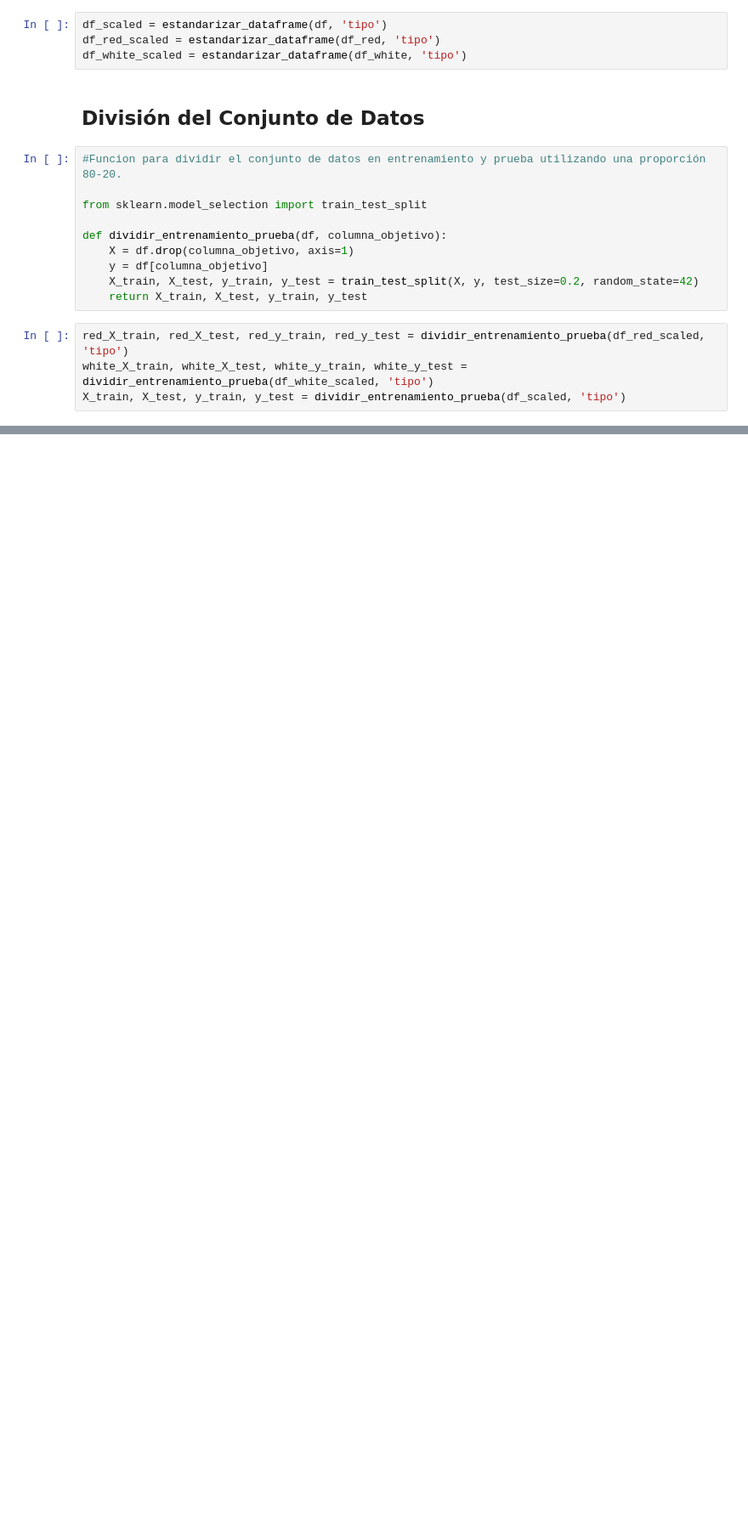
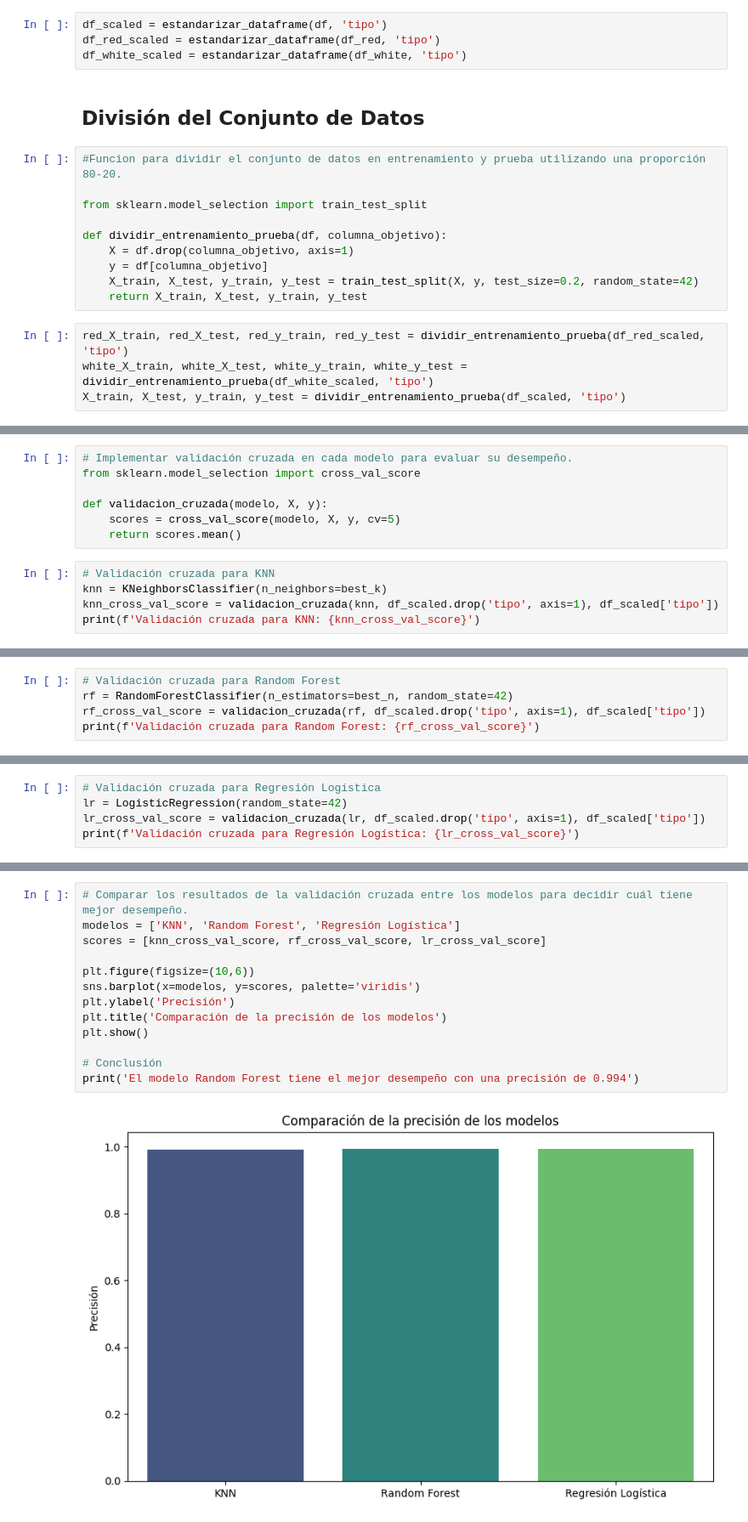
Before and after one commit to Diego2250/HT5-MD, a Jupyter notebook: hdt.ipynb, the cells around one changed output, grey strips where cells are left out. Shown at 85% size. Drawn from its saved outputs; the diff is of its cells as text; blank space fills up the shorter version.

```diff
--- a/hdt.ipynb
+++ b/hdt.ipynb
@@ -205,0 +274,12 @@ X_train, X_test, y_train, y_test = dividir_entrenamiento_prueba(df_scaled, 'tipo
+# %%
+# Implementar validación cruzada en cada modelo para evaluar su desempeño.
+from sklearn.model_selection import cross_val_score
+
+def validacion_cruzada(modelo, X, y):
+    scores = cross_val_score(modelo, X, y, cv=5)
+    return scores.mean()
+# %%
+# Validación cruzada para KNN
+knn = KNeighborsClassifier(n_neighbors=best_k)
+knn_cross_val_score = validacion_cruzada(knn, df_scaled.drop('tipo', axis=1), df_scaled['tipo'])
+print(f'Validación cruzada para KNN: {knn_cross_val_score}')
@@ -205,0 +288,5 @@ X_train, X_test, y_train, y_test = dividir_entrenamiento_prueba(df_scaled, 'tipo
+# %%
+# Validación cruzada para Random Forest
+rf = RandomForestClassifier(n_estimators=best_n, random_state=42)
+rf_cross_val_score = validacion_cruzada(rf, df_scaled.drop('tipo', axis=1), df_scaled['tipo'])
+print(f'Validación cruzada para Random Forest: {rf_cross_val_score}')
@@ -205,0 +295,5 @@ X_train, X_test, y_train, y_test = dividir_entrenamiento_prueba(df_scaled, 'tipo
+# %%
+# Validación cruzada para Regresión Logística
+lr = LogisticRegression(random_state=42)
+lr_cross_val_score = validacion_cruzada(lr, df_scaled.drop('tipo', axis=1), df_scaled['tipo'])
+print(f'Validación cruzada para Regresión Logística: {lr_cross_val_score}')
@@ -205,0 +302,15 @@ X_train, X_test, y_train, y_test = dividir_entrenamiento_prueba(df_scaled, 'tipo
+# %%
+# Comparar los resultados de la validación cruzada entre los modelos para decidir cuál tiene mejor desempeño.
+modelos = ['KNN', 'Random Forest', 'Regresión Logística']
+scores = [knn_cross_val_score, rf_cross_val_score, lr_cross_val_score]
+
+plt.figure(figsize=(10,6))
+sns.barplot(x=modelos, y=scores, palette='viridis')
+plt.ylabel('Precisión')
+plt.title('Comparación de la precisión de los modelos')
+plt.show()
+
+# Conclusión
+print('El modelo Random Forest tiene el mejor desempeño con una precisión de 0.994')
+# %% [output]
+[figure, added]
```
Also changed, not shown: parts of 23 cells of this notebook.
